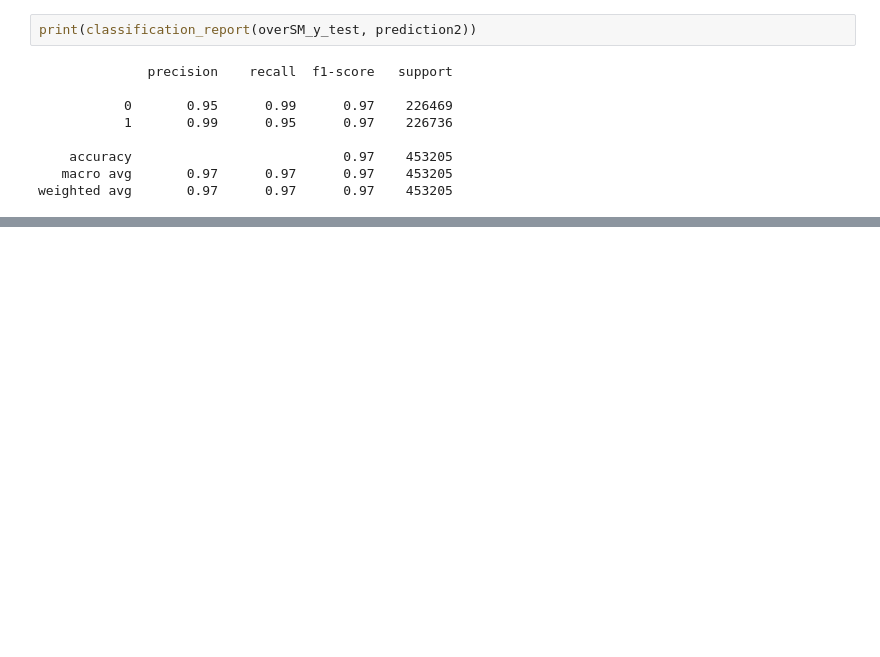
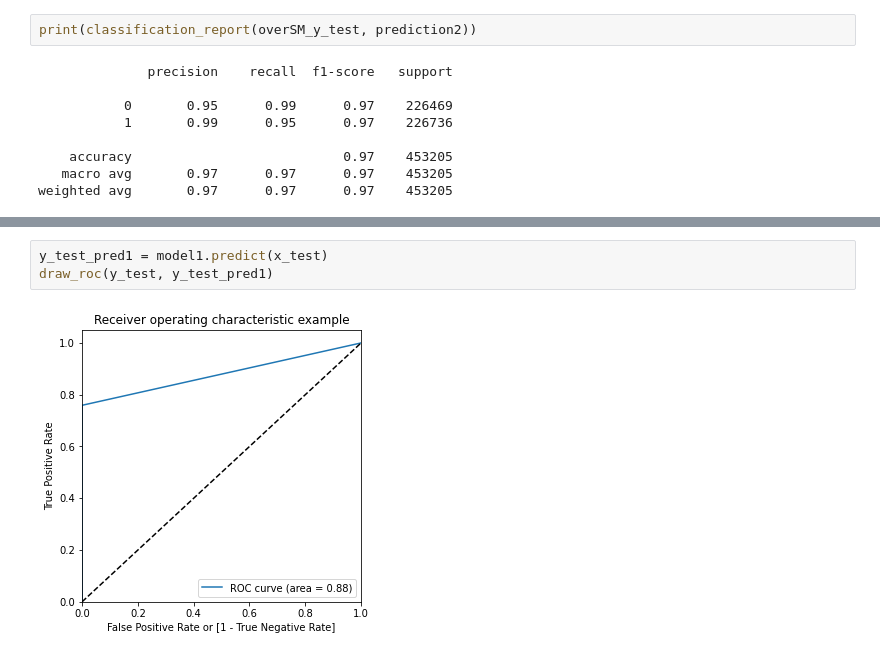
Before and after one commit to sapk-pa1/Credit_Card_Fraud_Detection, a Jupyter notebook: main1.ipynb, the cells around one changed output, grey strips where cells are left out. Drawn from its saved outputs; the diff is of its cells as text; blank space fills up the shorter version.

```diff
--- a/main1.ipynb
+++ b/main1.ipynb
@@ -395,0 +440,5 @@ weighted avg       0.97      0.97      0.97    453205
+# %%
+y_test_pred1 = model1.predict(x_test)
+draw_roc(y_test, y_test_pred1)
+# %% [output]
+[figure, added]
```
Also changed, not shown: parts of 10 cells of this notebook.
